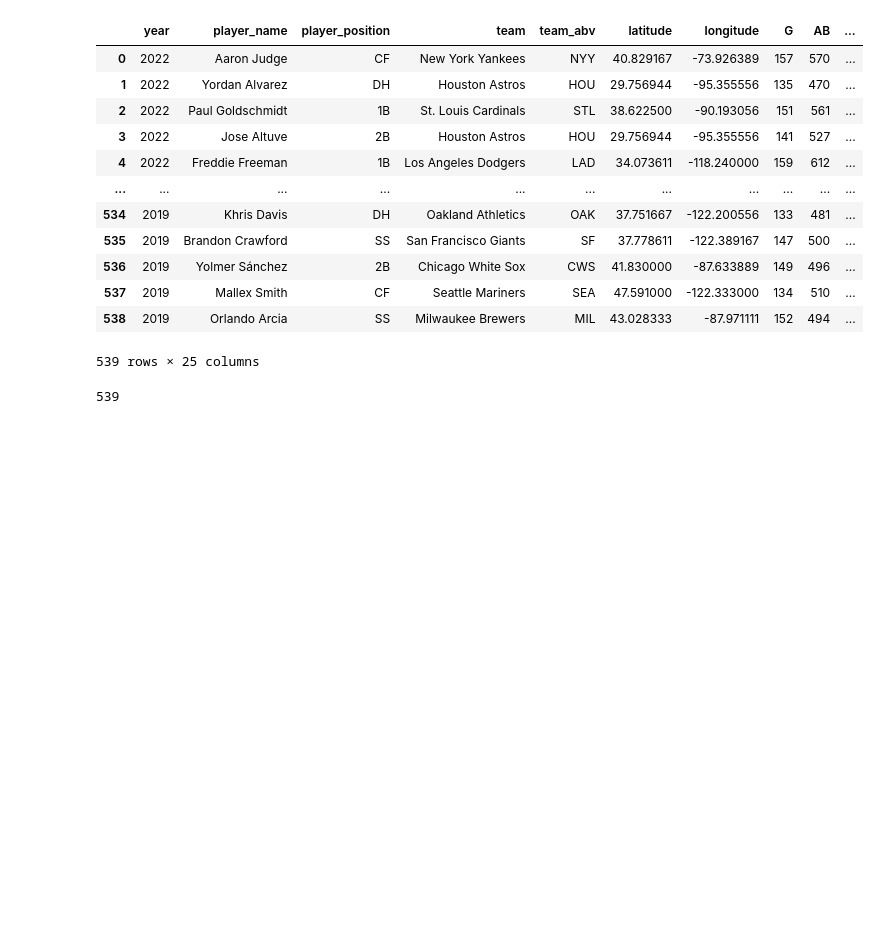
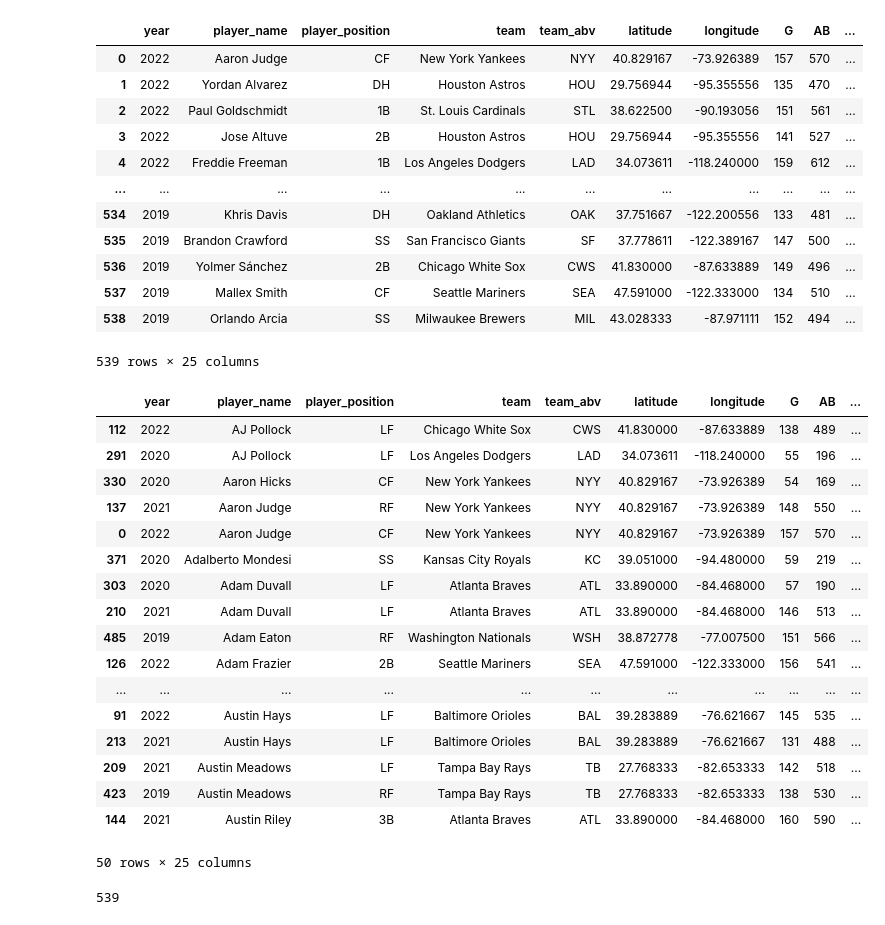
Before and after one commit to mmitry/project-3-group-06, a Jupyter notebook: database/create_mlb_database.ipynb, the cells around one changed output. Cells and saved outputs as stored; diff of their text form; code cells hidden in the pictures; blank space fills up the shorter version.

```diff
--- a/database/create_mlb_database.ipynb
+++ b/database/create_mlb_database.ipynb
@@ -146,5 +146,29 @@ df2
 | 537 | 2019 | Mallex Smith | CF | Seattle Mariners | SEA | 47.591000 | -122.333000 | 134 | 510 | ... |
 | 538 | 2019 | Orlando Arcia | SS | Milwaukee Brewers | MIL | 43.028333 | -87.971111 | 152 | 494 | ... |
 539 rows × 25 columns
+# %%
+# Remove duplicates
+df3 = df2.drop_duplicates(subset=['year', 'player_name'], keep = "first")
+df3 = df3.sort_values(by=['player_name'])
+df3.head(50)
+# %% [output]
+|  | year | player_name | player_position | team | team_abv | latitude | longitude | G | AB | ... |
+| 112 | 2022 | AJ Pollock | LF | Chicago White Sox | CWS | 41.830000 | -87.633889 | 138 | 489 | ... |
+| 291 | 2020 | AJ Pollock | LF | Los Angeles Dodgers | LAD | 34.073611 | -118.240000 | 55 | 196 | ... |
+| 330 | 2020 | Aaron Hicks | CF | New York Yankees | NYY | 40.829167 | -73.926389 | 54 | 169 | ... |
+| 137 | 2021 | Aaron Judge | RF | New York Yankees | NYY | 40.829167 | -73.926389 | 148 | 550 | ... |
+| 0 | 2022 | Aaron Judge | CF | New York Yankees | NYY | 40.829167 | -73.926389 | 157 | 570 | ... |
+| 371 | 2020 | Adalberto Mondesi | SS | Kansas City Royals | KC | 39.051000 | -94.480000 | 59 | 219 | ... |
+| 303 | 2020 | Adam Duvall | LF | Atlanta Braves | ATL | 33.890000 | -84.468000 | 57 | 190 | ... |
+| 210 | 2021 | Adam Duvall | LF | Atlanta Braves | ATL | 33.890000 | -84.468000 | 146 | 513 | ... |
+| 485 | 2019 | Adam Eaton | RF | Washington Nationals | WSH | 38.872778 | -77.007500 | 151 | 566 | ... |
+| 126 | 2022 | Adam Frazier | 2B | Seattle Mariners | SEA | 47.591000 | -122.333000 | 156 | 541 | ... |
+| ... | ... | ... | ... | ... | ... | ... | ... | ... | ... | ... |
+| 91 | 2022 | Austin Hays | LF | Baltimore Orioles | BAL | 39.283889 | -76.621667 | 145 | 535 | ... |
+| 213 | 2021 | Austin Hays | LF | Baltimore Orioles | BAL | 39.283889 | -76.621667 | 131 | 488 | ... |
+| 209 | 2021 | Austin Meadows | LF | Tampa Bay Rays | TB | 27.768333 | -82.653333 | 142 | 518 | ... |
+| 423 | 2019 | Austin Meadows | RF | Tampa Bay Rays | TB | 27.768333 | -82.653333 | 138 | 530 | ... |
+| 144 | 2021 | Austin Riley | 3B | Atlanta Braves | ATL | 33.890000 | -84.468000 | 160 | 590 | ... |
+50 rows × 25 columns
 # %%
 # Save the merged dataset
```
Also changed, not shown: parts of 2 cells of this notebook, 4 other files.
